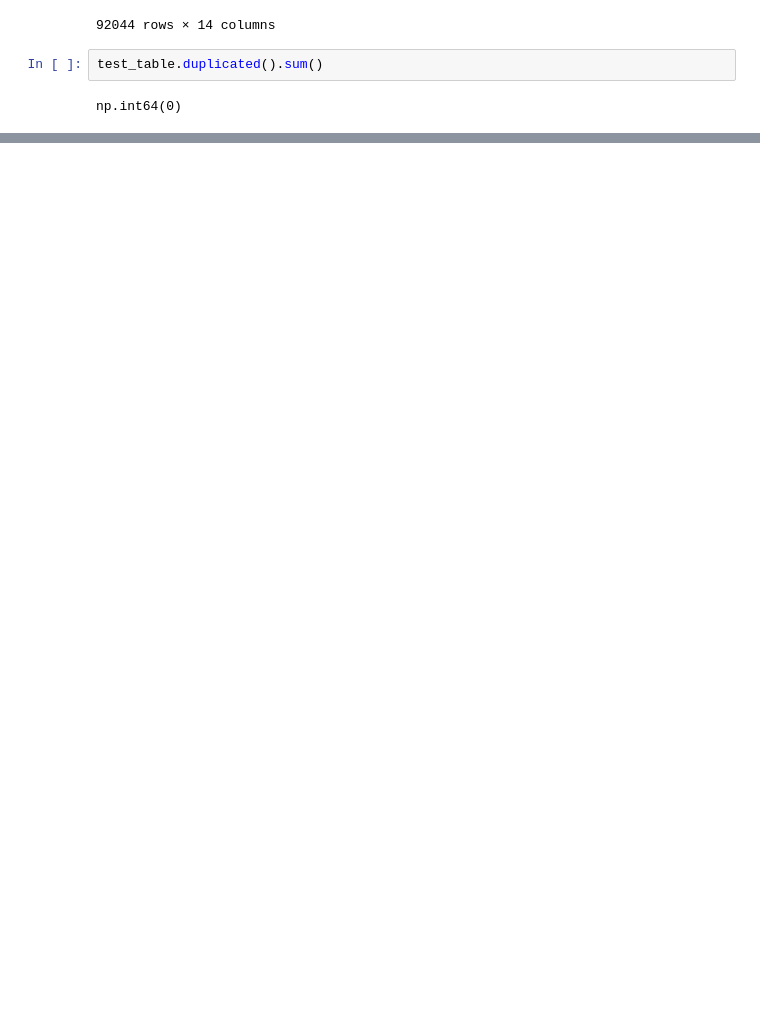
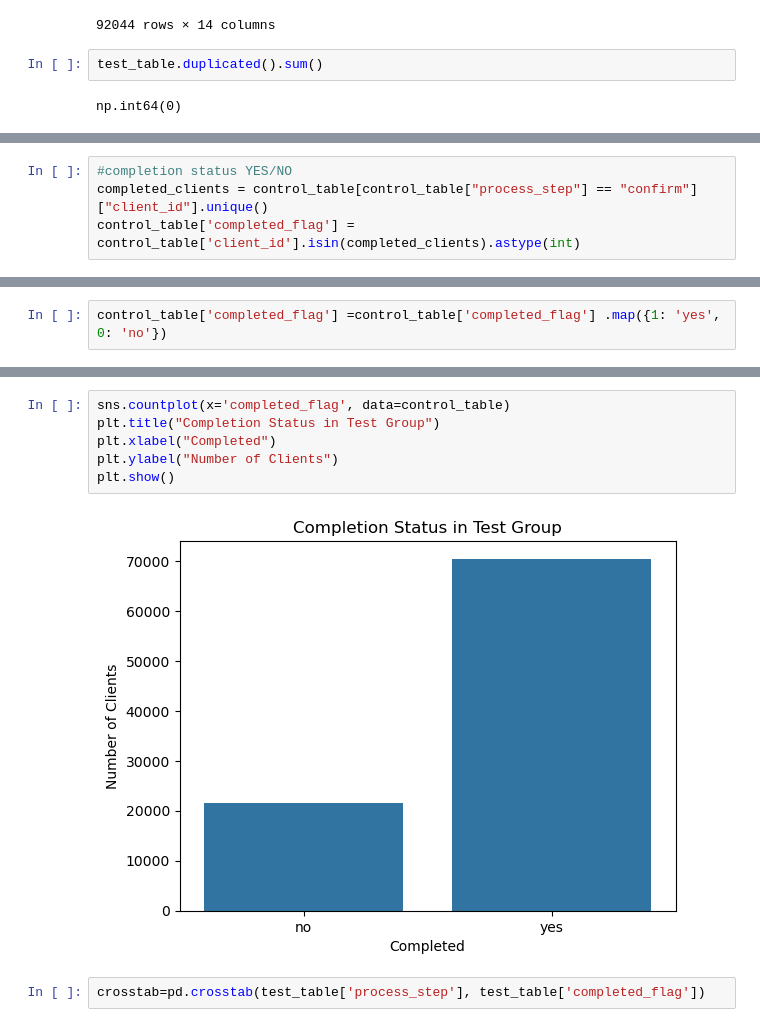
Before and after one commit to galihwasena007-cell/Week5-Project, a Jupyter notebook: project_file2.ipynb, the cells around one changed output, grey strips where cells are left out. Saved outputs shown, nothing was run; the diff lists cells and outputs as text; blank space fills up the shorter version.

```diff
--- a/project_file2.ipynb
+++ b/project_file2.ipynb
@@ -101,2 +150,6 @@ completion_rate
 # %% [output]
 0.649561629706034
+# %%
+#completion status YES/NO
+completed_clients = control_table[control_table["process_step"] == "confirm"]["client_id"].unique()
+control_table['completed_flag'] = control_table['client_id'].isin(completed_clients).astype(int)
@@ -102,0 +162,2 @@ completion_rate
+# %%
+control_table['completed_flag'] =control_table['completed_flag'] .map({1: 'yes', 0: 'no'})
@@ -102,0 +177,10 @@ completion_rate
+# %%
+sns.countplot(x='completed_flag', data=control_table)
+plt.title("Completion Status in Test Group")
+plt.xlabel("Completed")
+plt.ylabel("Number of Clients")
+plt.show()
+# %% [output]
+[figure, added]
+# %%
+crosstab=pd.crosstab(test_table['process_step'], test_table['completed_flag'])
```
Also changed, not shown: parts of 42 cells of this notebook, 4 other files.
